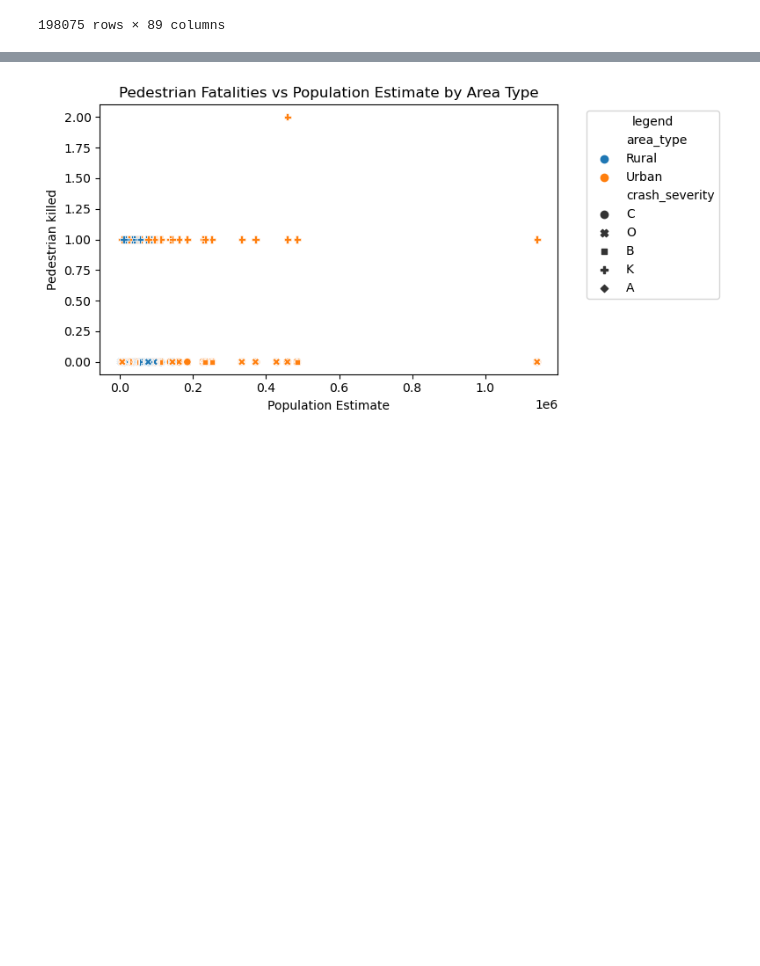
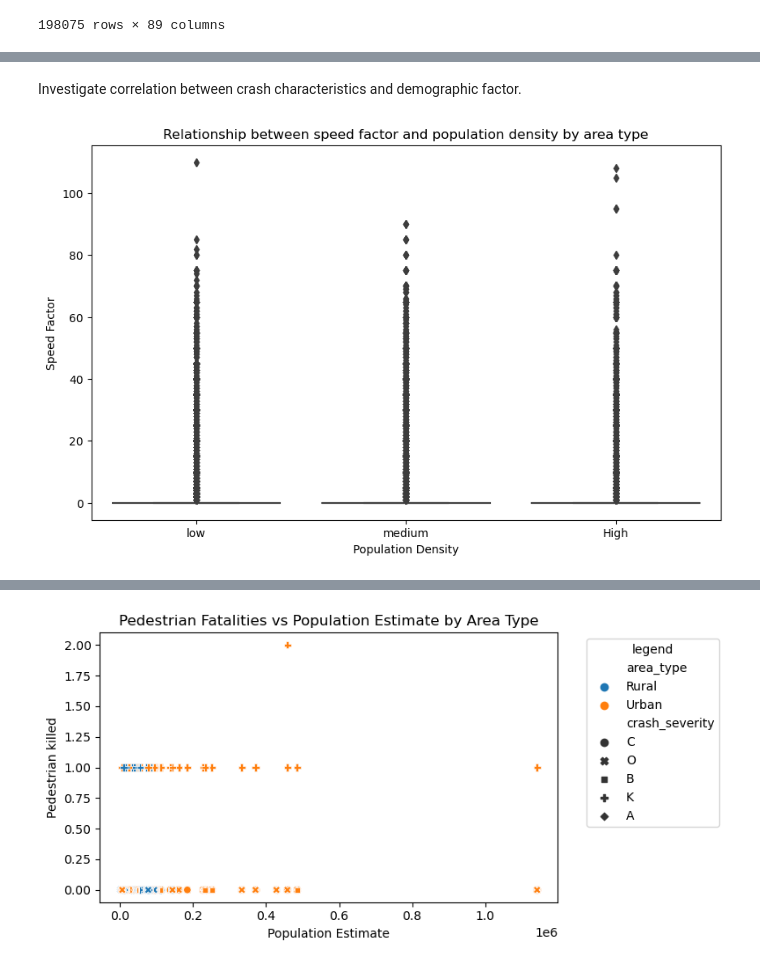
Before and after one commit to Eliab16/VDOT-crash-analysis, a Jupyter notebook: notebooks/VDOT-2.ipynb, the cells around one changed output, grey strips where cells are left out. Drawn from its saved outputs; the diff is of its cells as text; code cells hidden in the pictures; blank space fills up the shorter version.

Commit message:
speed_factor

```diff
--- a/notebooks/VDOT-2.ipynb
+++ b/notebooks/VDOT-2.ipynb
@@ -273,0 +252,4 @@ plt.show()
+# %% [markdown]
+Investigate correlation between crash characteristics and demographic factor.
+# %%
+merged_data['speed_notspeed'] = merged_data['speed_notspeed'].map({'Yes':1 ,'No':0})
@@ -273,0 +258,14 @@ plt.show()
+# %%
+plt.figure(figsize=(10,6))
+sns.boxplot(x='population_density',y='speed_diff_max',
+data=merged_data)
+plt.title('Relationship between speed factor and population density')
+plt.xlabel('Population Density')
+plt.ylabel('Speed Factor')
+# plt.gca().yaxis.set_major_formatter(ticker.FuncFormatter(lambda x,pos:'{0:g}k'.format(x/1000)))
+# plt.xticks(rotation=45)
+# plt.tight_layout()
+plt.savefig(format='jpg', fname='speedfactor')
+plt.show()
+# %% [output]
+[figure, added]
```
Also changed, not shown: parts of 40 cells of this notebook.
